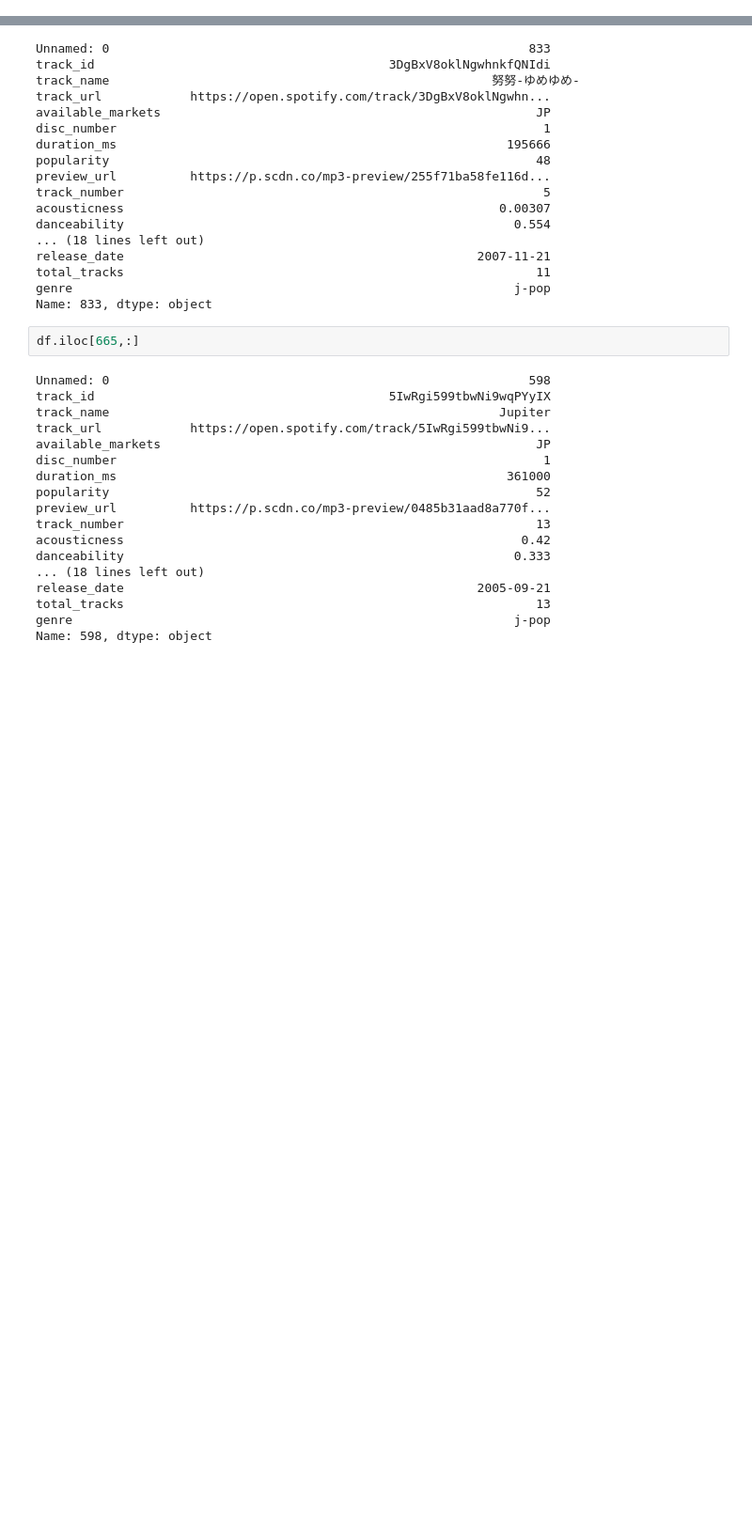
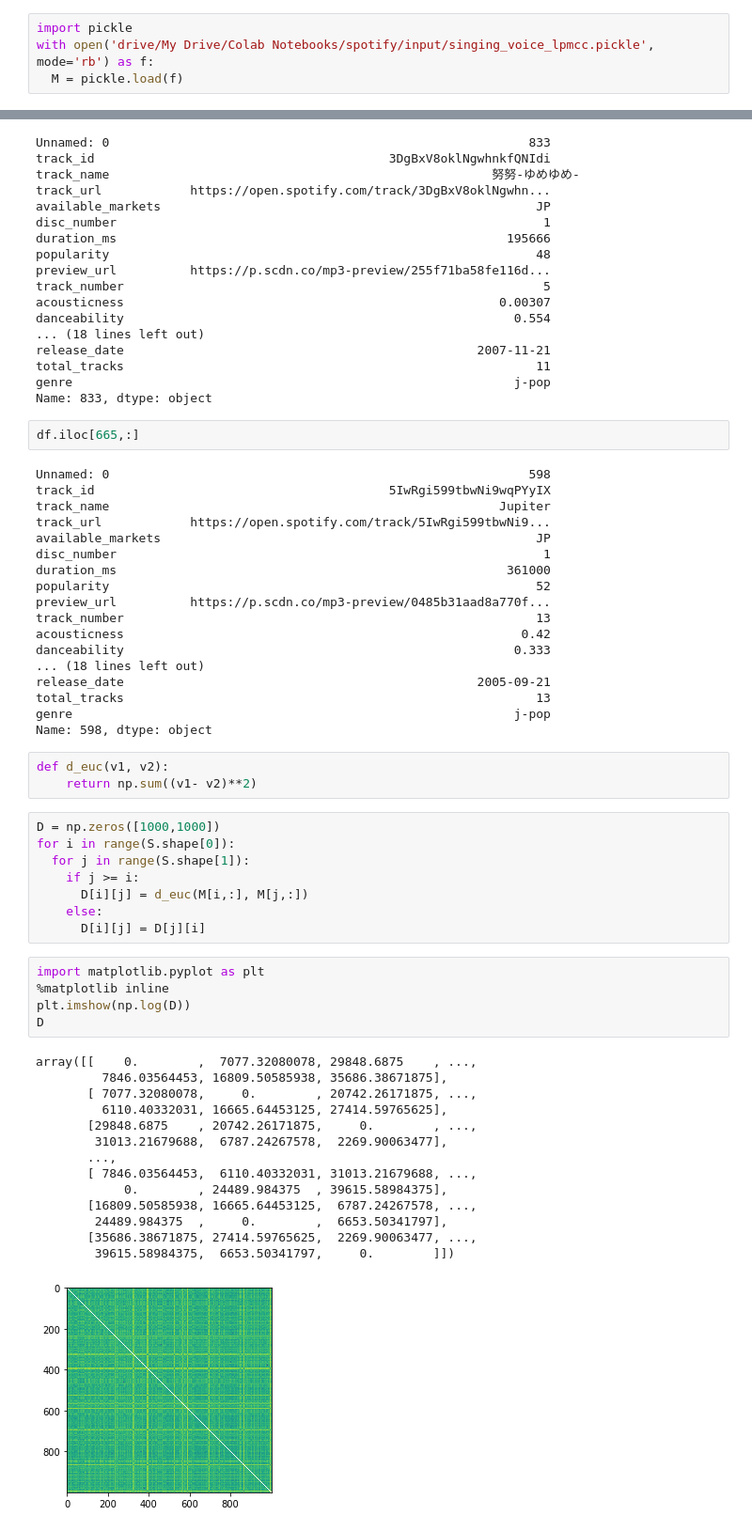
Before and after one commit to taro-masuda/singing_voice_recommendation, a Jupyter notebook: calculate_lpmcc_and_similarity.ipynb, the cells around one changed output, grey strips where cells are left out. Shown at 94% size. Saved outputs shown, nothing was run; the diff lists cells and outputs as text; blank space fills up the shorter version.

```diff
--- a/calculate_lpmcc_and_similarity.ipynb
+++ b/calculate_lpmcc_and_similarity.ipynb
@@ -97,6 +101,10 @@ with open('drive/My Drive/Colab Notebooks/spotify/input/singing_voice_lpmcc.pick
   pickle.dump(M, f)
 # %% [markdown]
 # Calculate Cosine Similarity
+# %%
+import pickle
+with open('drive/My Drive/Colab Notebooks/spotify/input/singing_voice_lpmcc.pickle', mode='rb') as f:
+  M = pickle.load(f)
 # %%
 def cos_sim(v1, v2):
     return np.dot(v1, v2) / (np.linalg.norm(v1) * np.linalg.norm(v2))
@@ -385,3 +393,34 @@ release_date                                                2005-09-21
 total_tracks                                                        13
 genre                                                            j-pop
 Name: 598, dtype: object
+# %%
+def d_euc(v1, v2):
+    return np.sum((v1- v2)**2)
+# %%
+D = np.zeros([1000,1000])
+for i in range(S.shape[0]):
+  for j in range(S.shape[1]):
+    if j >= i:
+      D[i][j] = d_euc(M[i,:], M[j,:])
+    else:
+      D[i][j] = D[j][i]
+# %%
+import matplotlib.pyplot as plt
+%matplotlib inline
+plt.imshow(np.log(D))
+D
+# %% [output]
+array([[    0.        ,  7077.32080078, 29848.6875    , ...,
+         7846.03564453, 16809.50585938, 35686.38671875],
+       [ 7077.32080078,     0.        , 20742.26171875, ...,
+         6110.40332031, 16665.64453125, 27414.59765625],
+       [29848.6875    , 20742.26171875,     0.        , ...,
+        31013.21679688,  6787.24267578,  2269.90063477],
+       ...,
+       [ 7846.03564453,  6110.40332031, 31013.21679688, ...,
+            0.        , 24489.984375  , 39615.58984375],
+       [16809.50585938, 16665.64453125,  6787.24267578, ...,
+        24489.984375  ,     0.        ,  6653.50341797],
+       [35686.38671875, 27414.59765625,  2269.90063477, ...,
+        39615.58984375,  6653.50341797,     0.        ]])
+[figure, added]
```
Also changed, not shown: parts of 24 cells of this notebook.
